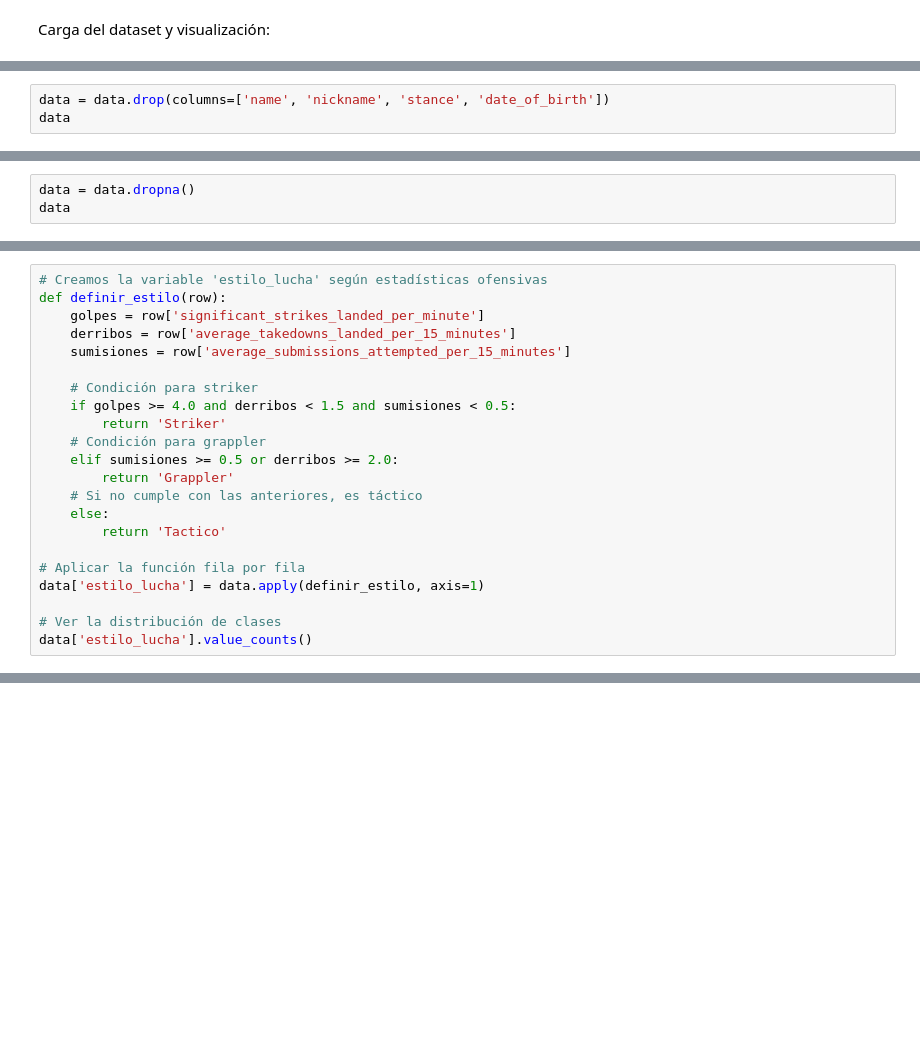
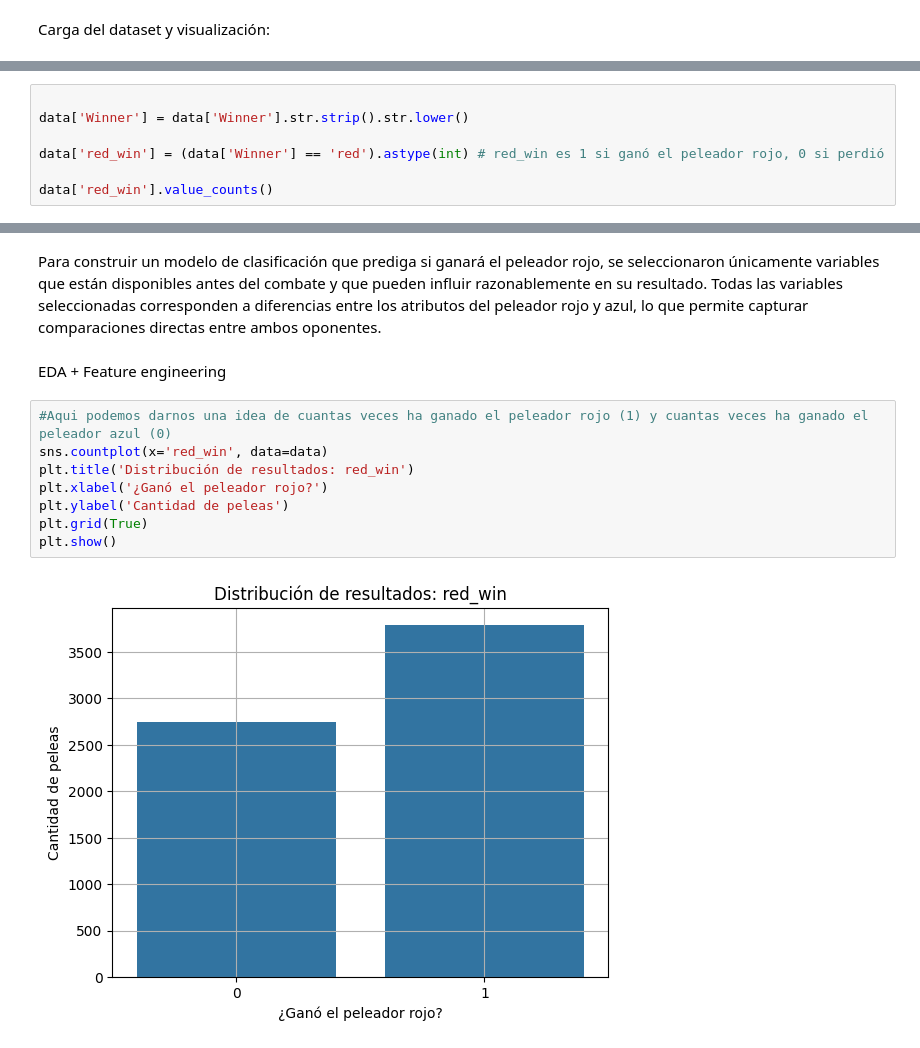
Before and after one commit to sergiolobroj/repositorio_proyecto, a Jupyter notebook: notebooks/predicciones_ufc.ipynb, the cells around one changed output, grey strips where cells are left out. Cells and saved outputs as stored; diff of their text form; blank space fills up the shorter version.

```diff
--- a/notebooks/predicciones_ufc.ipynb
+++ b/notebooks/predicciones_ufc.ipynb
@@ -46,3 +26,0 @@ Index(['name', 'nickname', 'wins', 'losses', 'draws', 'height_cm',
-# %%
-data = data.drop(columns=['name', 'nickname', 'stance', 'date_of_birth'])
-data
@@ -81,3 +26,0 @@ dtype: int64
-# %%
-data = data.dropna()
-data
@@ -108,22 +26,0 @@ La asignación se basa en reglas simples sobre las estadísticas ofensivas de ca
-# %%
-# Creamos la variable 'estilo_lucha' según estadísticas ofensivas
-def definir_estilo(row):
-    golpes = row['significant_strikes_landed_per_minute']
-    derribos = row['average_takedowns_landed_per_15_minutes']
-    sumisiones = row['average_submissions_attempted_per_15_minutes']
-
-    # Condición para striker
-    if golpes >= 4.0 and derribos < 1.5 and sumisiones < 0.5:
-        return 'Striker'
-    # Condición para grappler
-    elif sumisiones >= 0.5 or derribos >= 2.0:
-        return 'Grappler'
-    # Si no cumple con las anteriores, es táctico
-    else:
-        return 'Tactico'
-
-# Aplicar la función fila por fila
-data['estilo_lucha'] = data.apply(definir_estilo, axis=1)
-
-# Ver la distribución de clases
-data['estilo_lucha'].value_counts()
@@ -140,0 +29,7 @@ Name: count, dtype: int64
+# %%
+
+data['Winner'] = data['Winner'].str.strip().str.lower()
+
+data['red_win'] = (data['Winner'] == 'red').astype(int) # red_win es 1 si ganó el peleador rojo, 0 si perdió
+
+data['red_win'].value_counts()
@@ -140,0 +61,14 @@ Name: count, dtype: int64
+# %% [markdown]
+Para construir un modelo de clasificación que prediga si ganará el peleador rojo, se seleccionaron únicamente variables que están disponibles antes del combate y que pueden influir razonablemente en su resultado. Todas las variables seleccionadas corresponden a diferencias entre los atributos del peleador rojo y azul, lo que permite capturar comparaciones directas entre ambos oponentes.
+# %% [markdown]
+EDA + Feature engineering
+# %%
+#Aqui podemos darnos una idea de cuantas veces ha ganado el peleador rojo (1) y cuantas veces ha ganado el peleador azul (0)
+sns.countplot(x='red_win', data=data)
+plt.title('Distribución de resultados: red_win')
+plt.xlabel('¿Ganó el peleador rojo?')
+plt.ylabel('Cantidad de peleas')
+plt.grid(True)
+plt.show()
+# %% [output]
+[figure, added]
```
Also changed, not shown: parts of 19 cells of this notebook.
